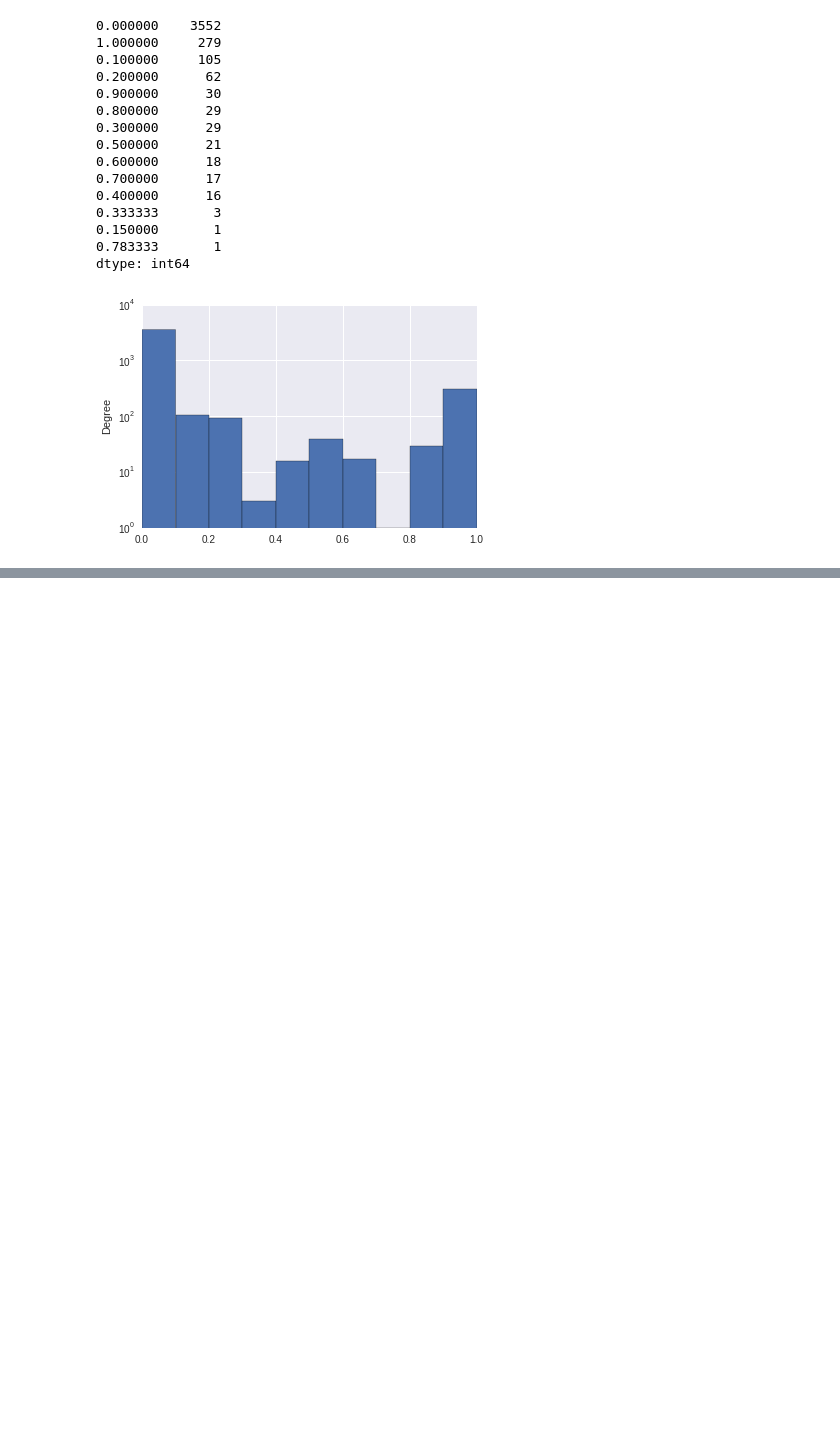
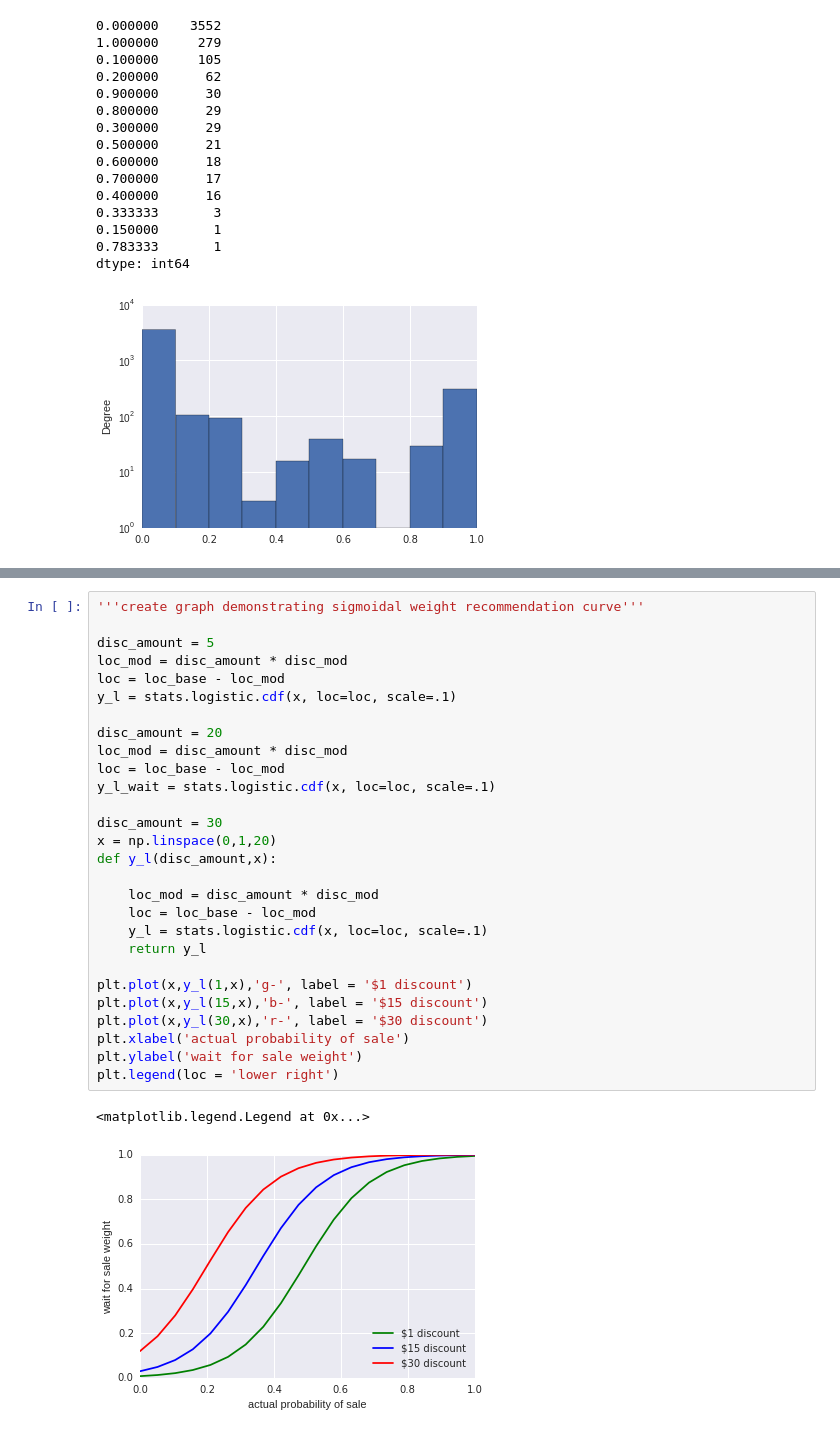
Before and after one commit to rbrackney/game_prices, a Jupyter notebook: data_analysis/purchase_recommender.ipynb, the cells around one changed output, grey strips where cells are left out. Cells and saved outputs as stored; diff of their text form; blank space fills up the shorter version.

```diff
--- a/data_analysis/purchase_recommender.ipynb
+++ b/data_analysis/purchase_recommender.ipynb
@@ -47,0 +116,31 @@ plt.plot(x,y_l)
+# %%
+'''create graph demonstrating sigmoidal weight recommendation curve'''
+
+disc_amount = 5
+loc_mod = disc_amount * disc_mod
+loc = loc_base - loc_mod
+y_l = stats.logistic.cdf(x, loc=loc, scale=.1)
+
+disc_amount = 20
+loc_mod = disc_amount * disc_mod
+loc = loc_base - loc_mod
+y_l_wait = stats.logistic.cdf(x, loc=loc, scale=.1)
+
+disc_amount = 30
+x = np.linspace(0,1,20)
+def y_l(disc_amount,x):
+
+    loc_mod = disc_amount * disc_mod
+    loc = loc_base - loc_mod
+    y_l = stats.logistic.cdf(x, loc=loc, scale=.1)
+    return y_l
+
+plt.plot(x,y_l(1,x),'g-', label = '$1 discount')
+plt.plot(x,y_l(15,x),'b-', label = '$15 discount')
+plt.plot(x,y_l(30,x),'r-', label = '$30 discount')
+plt.xlabel('actual probability of sale')
+plt.ylabel('wait for sale weight')
+plt.legend(loc = 'lower right')
+# %% [output]
+<matplotlib.legend.Legend at 0x...>
+[figure, added]
```
Also changed, not shown: parts of 10 cells of this notebook, 1 other file.
